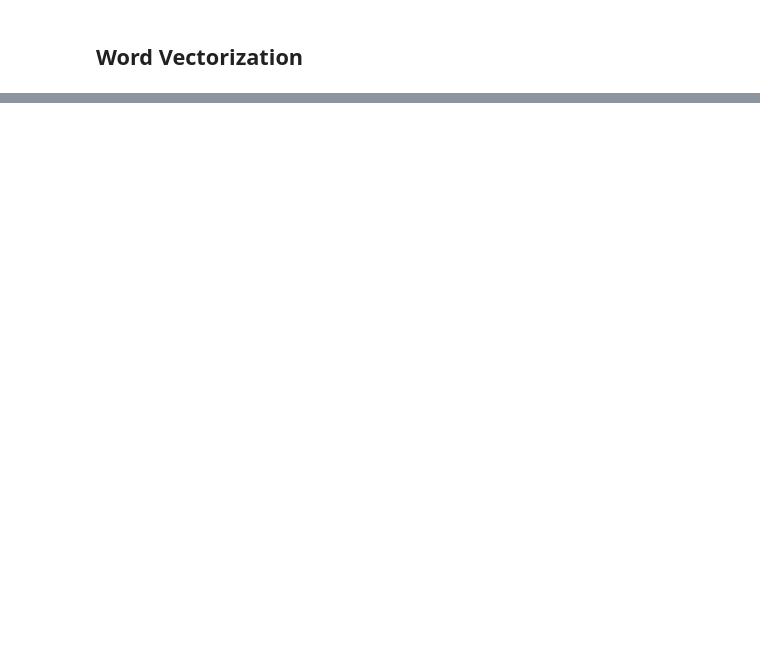
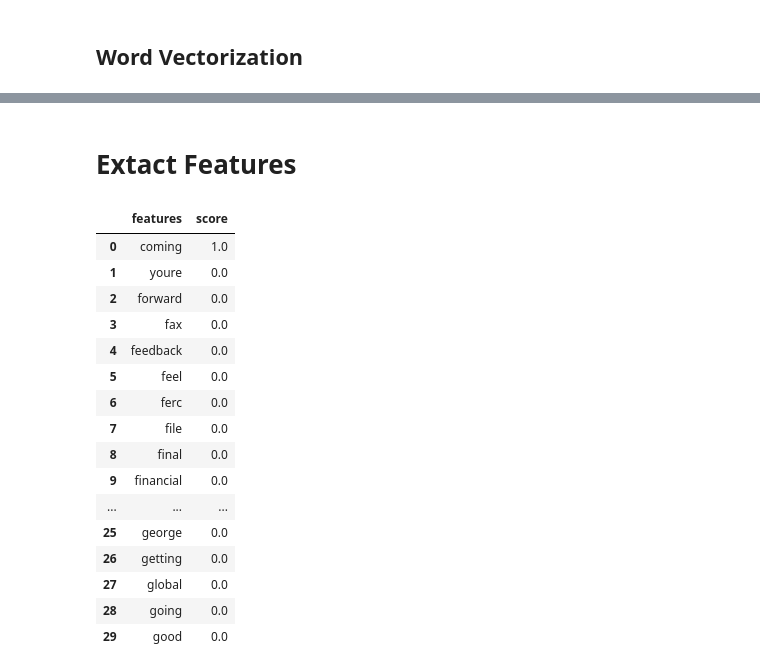
Before and after one commit to VINAAAYYY/TextClassification, a Jupyter notebook: EmailClassification.ipynb, the cells around one changed output, grey strips where cells are left out. Drawn from its saved outputs; the diff is of its cells as text; code cells hidden in the pictures; blank space fills up the shorter version.

```diff
--- a/EmailClassification.ipynb
+++ b/EmailClassification.ipynb
@@ -364,5 +131,4 @@ tfidf_vectorizer = TfidfVectorizer(max_features=1000, stop_words='english', max_
 # %%
 # Fit: Learns the vocabulary of the corpus (all unique words or terms) and computes the inverse document frequency (IDF) for each term.
 # Transform: Converts the input text data into TF-IDF vectors based on the learned vocabulary and IDF weights.
-tfidf_sparse_body = tfidf_vectorizer.fit_transform(emailText)
-tfidf_sparse_subject = tfidf_vectorizer.fit_transform(emailSubject)
+tfidf_sparse_body = tfidf_vectorizer_body.fit_transform(email_df['body'] + email_df['subject'])
@@ -374,4 +135,5 @@ tfidf_sparse_body[:10]
 # %%
 # sparse array is array we created in one-hot encoding having many zeroes, optimizes spaces having zeroes (takes less space, computation)
 # dense array is normal array, easier to work with but stores every value distinctly.
-# tfidf_dense = tfidf_sparse.toarray()
+tfidf_dense_body = tfidf_sparse_body.toarray()
+tfidf_dense_body = [x for x in tfidf_dense_body if 1 in x]
@@ -385,0 +160,34 @@ dfToLabel = emailMetaData.iloc[0:2000]
+# %% [markdown]
+# Extact Features
+# %%
+def top_feats_in_doc(X, features, row_id, top_n=30):
+    row = np.squeeze(X[row_id])
+    if top_n > len(row):
+        top_n = len(row)
+    top_indices = np.argsort(row)[-top_n:][::-1]
+
+    top_feats = [(features[i], row[i]) for i in top_indices]
+    return pd.DataFrame(top_feats, columns=['features', 'score'])
+# %%
+features = tfidf_vectorizer_body.get_feature_names_out()
+topFeatures = top_feats_in_doc(pd.Series(tfidf_dense_body), features, 1, 30)
+# %%
+topFeatures
+# %% [output]
+|  | features | score |
+| 0 | coming | 1.0 |
+| 1 | youre | 0.0 |
+| 2 | forward | 0.0 |
+| 3 | fax | 0.0 |
+| 4 | feedback | 0.0 |
+| 5 | feel | 0.0 |
+| 6 | ferc | 0.0 |
+| 7 | file | 0.0 |
+| 8 | final | 0.0 |
+| 9 | financial | 0.0 |
+| ... | ... | ... |
+| 25 | george | 0.0 |
+| 26 | getting | 0.0 |
+| 27 | global | 0.0 |
+| 28 | going | 0.0 |
+| 29 | good | 0.0 |
```
Also changed, not shown: parts of 49 cells of this notebook.
